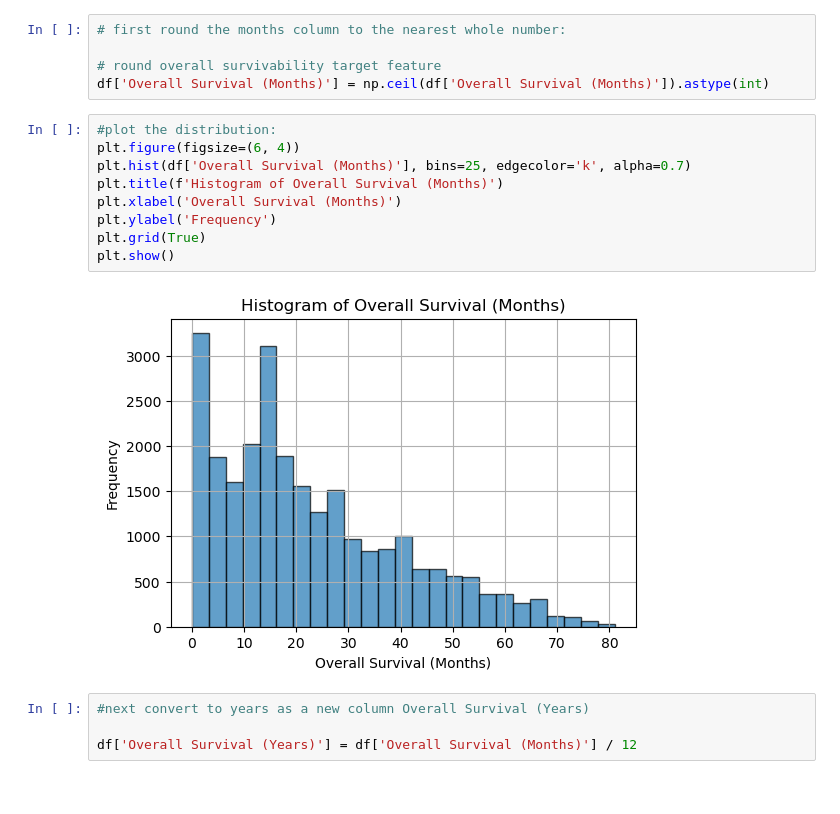
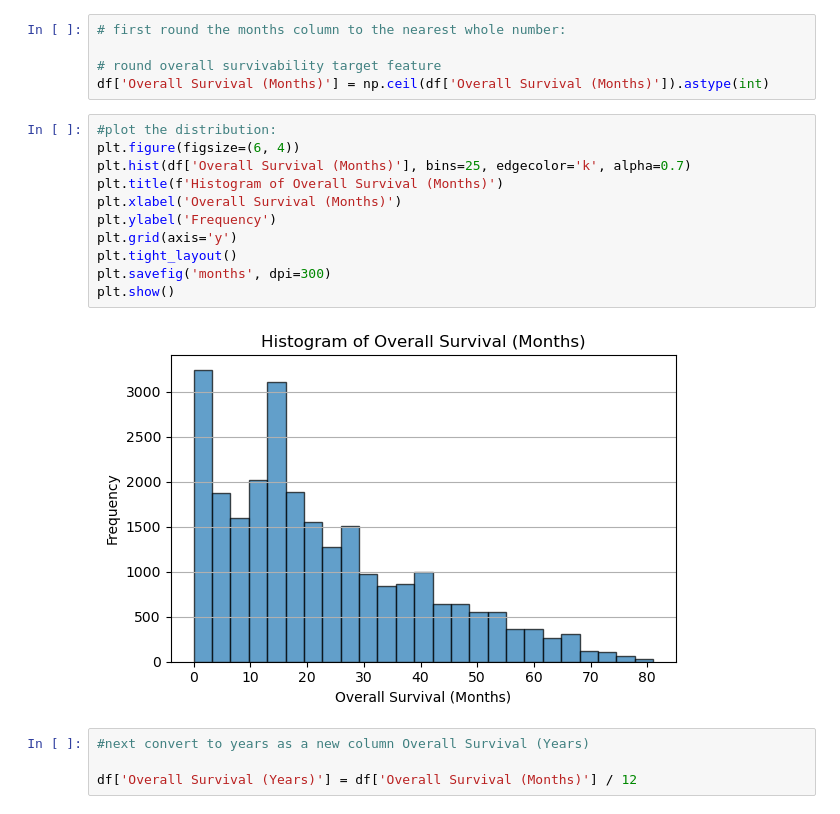
Before and after one commit to r-kaba/weCAN-A-Cancer-Survivability-Predictor, a Jupyter notebook: Notebooks/Modelling_and_FeatureEngineering_inuse.ipynb, the cells around one changed output. Saved outputs shown, nothing was run; the diff lists cells and outputs as text.

Commit message:
presentation sprint 2 and updated Read Me and updated figures in notebook

```diff
--- a/Notebooks/Modelling_and_FeatureEngineering_inuse.ipynb
+++ b/Notebooks/Modelling_and_FeatureEngineering_inuse.ipynb
@@ -575,14 +575,16 @@ df['Overall Survival (Months)'] = np.ceil(df['Overall Survival (Months)']).astyp
 # %%
 #plot the distribution:
 plt.figure(figsize=(6, 4))
 plt.hist(df['Overall Survival (Months)'], bins=25, edgecolor='k', alpha=0.7)
 plt.title(f'Histogram of Overall Survival (Months)')
 plt.xlabel('Overall Survival (Months)')
 plt.ylabel('Frequency')
-plt.grid(True)
+plt.grid(axis='y')
+plt.tight_layout()
+plt.savefig('months', dpi=300)
 plt.show()
 # %% [output]
-[figure, old version]
+[figure, new version]
 # %%
 #next convert to years as a new column Overall Survival (Years)
 
```
Also changed, not shown: parts of 6 cells of this notebook, 3 other files.
